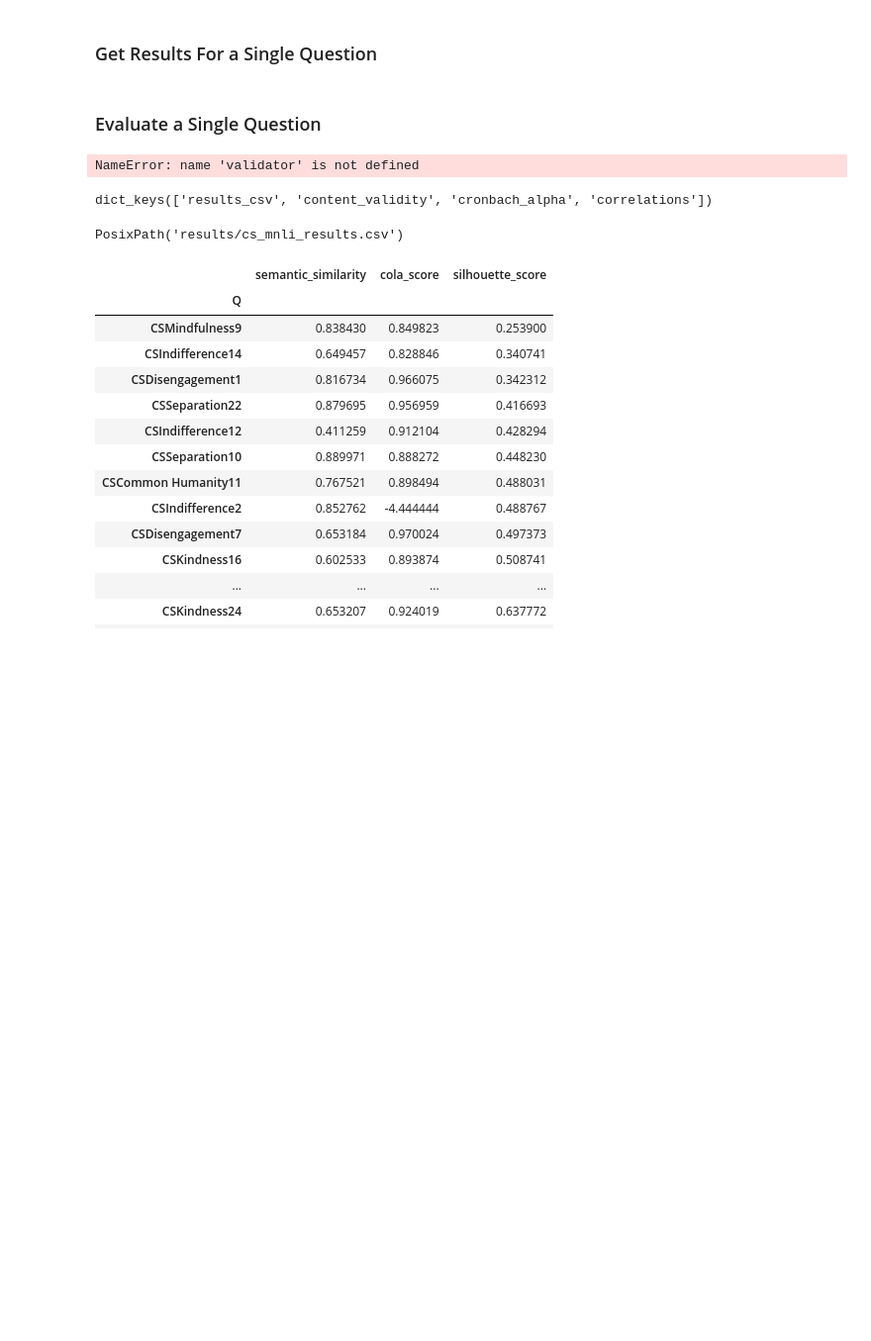
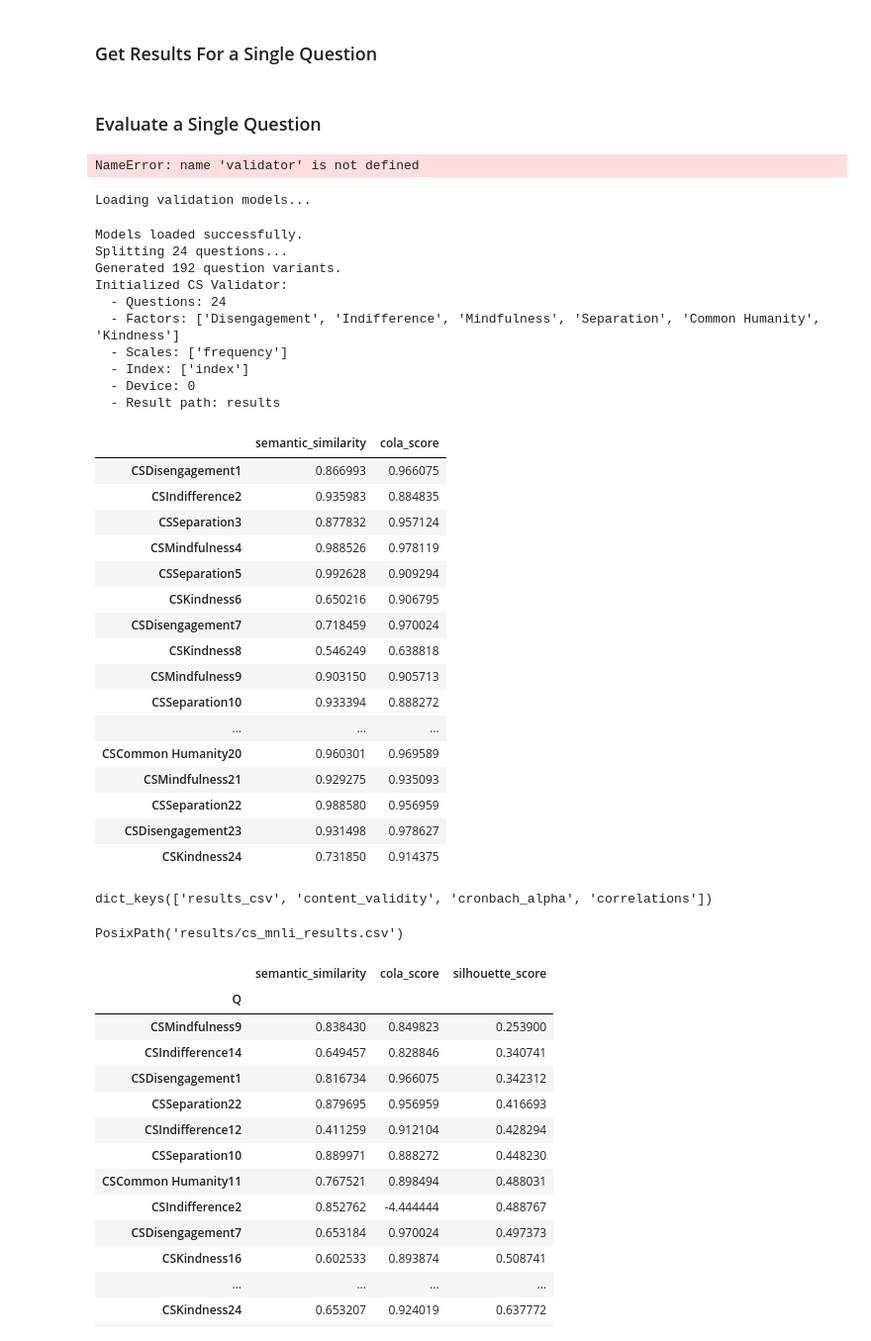
Before and after one commit to cnai-lab/qpsychometric, a Jupyter notebook: qpsychometric/personality_traits/compassion_scale/validations/cs_validation.ipynb, the cells around one changed output. Shown at 99% size. Saved outputs shown, nothing was run; the diff lists cells and outputs as text; code cells hidden in the pictures; blank space fills up the shorter version.

Commit message:
SS and cola for asi big5 cs running validations currently

```diff
--- a/qpsychometric/personality_traits/compassion_scale/validations/cs_validation.ipynb
+++ b/qpsychometric/personality_traits/compassion_scale/validations/cs_validation.ipynb
@@ -52,6 +52,51 @@ cs_factors = list(set([q()._descriptor['Factor'] for q in cs_questions]))
 results = validator.run_validation()
 # %% [output]
 NameError: name 'validator' is not defined
+# %%
+validator = QuestionnaireValidator(
+    questionnaire_name="CS",
+    questions=cs_questions,
+    factors=cs_factors,
+    result_path="results/",
+)
+
+# Returns a DataFrame for all questions — no MNLI models needed
+semantic_df = validator.get_semantic_similarity()   # q=None → all questions
+cola_df = validator.get_cola_score()                # q=None → all questions
+
+# Merge into a single content validity view
+import pandas as pd
+content_validity = semantic_df.join(cola_df)
+content_validity
+# %% [output]
+Loading validation models...
+Models loaded successfully.
+Splitting 24 questions...
+Generated 192 question variants.
+Initialized CS Validator:
+  - Questions: 24
+  - Factors: ['Disengagement', 'Indifference', 'Mindfulness', 'Separation', 'Common Humanity', 'Kindness']
+  - Scales: ['frequency']
+  - Index: ['index']
+  - Device: 0
+  - Result path: results
+|  | semantic_similarity | cola_score |
+| CSDisengagement1 | 0.866993 | 0.966075 |
+| CSIndifference2 | 0.935983 | 0.884835 |
+| CSSeparation3 | 0.877832 | 0.957124 |
+| CSMindfulness4 | 0.988526 | 0.978119 |
+| CSSeparation5 | 0.992628 | 0.909294 |
+| CSKindness6 | 0.650216 | 0.906795 |
+| CSDisengagement7 | 0.718459 | 0.970024 |
+| CSKindness8 | 0.546249 | 0.638818 |
+| CSMindfulness9 | 0.903150 | 0.905713 |
+| CSSeparation10 | 0.933394 | 0.888272 |
+| ... | ... | ... |
+| CSCommon Humanity20 | 0.960301 | 0.969589 |
+| CSMindfulness21 | 0.929275 | 0.935093 |
+| CSSeparation22 | 0.988580 | 0.956959 |
+| CSDisengagement23 | 0.931498 | 0.978627 |
+| CSKindness24 | 0.731850 | 0.914375 |
 # %%
 results.keys()
 # %% [output]
```
Also changed, not shown: 5 other files.
